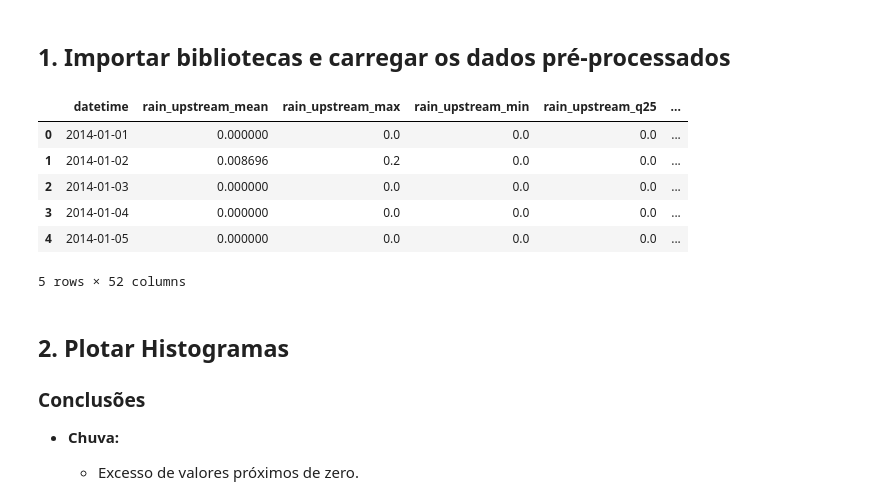
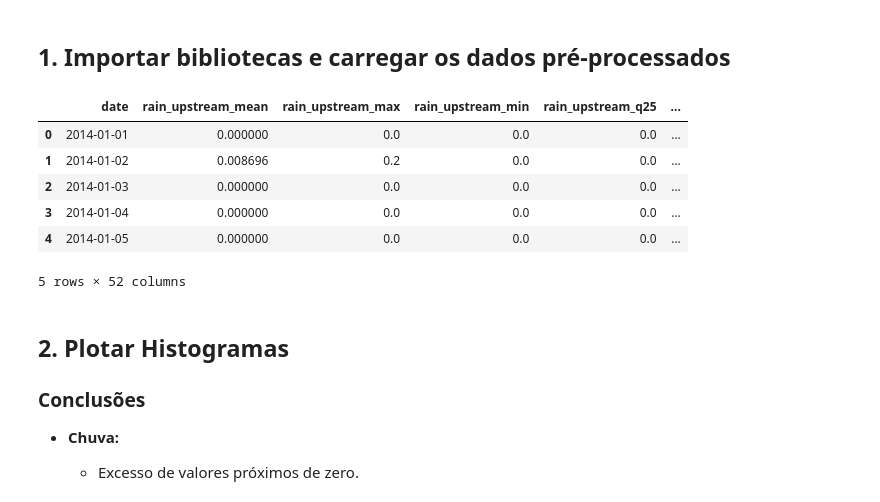
Before and after one commit to brunoconterato/gs-disaster, a Jupyter notebook: src/2. EDA.ipynb, the cells around one changed output. Drawn from its saved outputs; the diff is of its cells as text; code cells hidden in the pictures.

Commit message:
refact: rename datetime column to be date

```diff
--- a/src/2. EDA.ipynb
+++ b/src/2. EDA.ipynb
@@ -5,17 +5,17 @@
 # %%
 import pandas as pd
 import numpy as np
 import matplotlib.pyplot as plt
 import seaborn as sns
 
 
 
 PROCESSED_PATH = "../data/ANA HIDROWEB/RIO MEIA PONTE/processed.csv"
 
-df = pd.read_csv(PROCESSED_PATH, sep=";", parse_dates=["datetime"], dayfirst=True)
+df = pd.read_csv(PROCESSED_PATH, sep=";", parse_dates=["date"], dayfirst=False)
 df.head()
 # %% [output]
-|  | datetime | rain_upstream_mean | rain_upstream_max | rain_upstream_min | rain_upstream_q25 | ... |
+|  | date | rain_upstream_mean | rain_upstream_max | rain_upstream_min | rain_upstream_q25 | ... |
 | 0 | 2014-01-01 | 0.000000 | 0.0 | 0.0 | 0.0 | ... |
 | 1 | 2014-01-02 | 0.008696 | 0.2 | 0.0 | 0.0 | ... |
 | 2 | 2014-01-03 | 0.000000 | 0.0 | 0.0 | 0.0 | ... |
```
Also changed, not shown: 2 other files.
